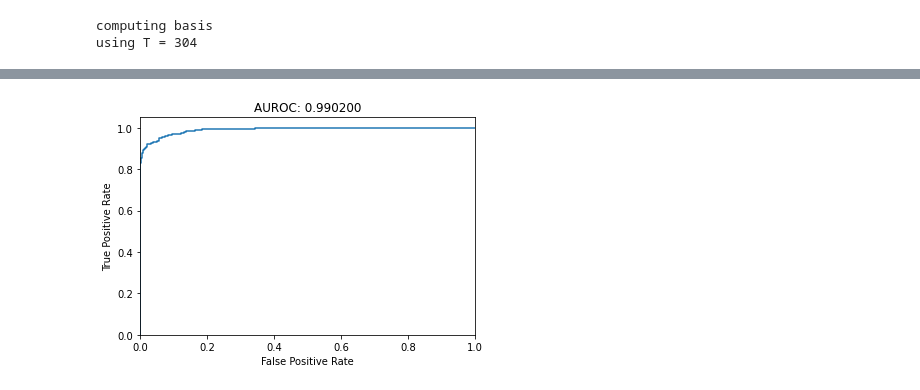
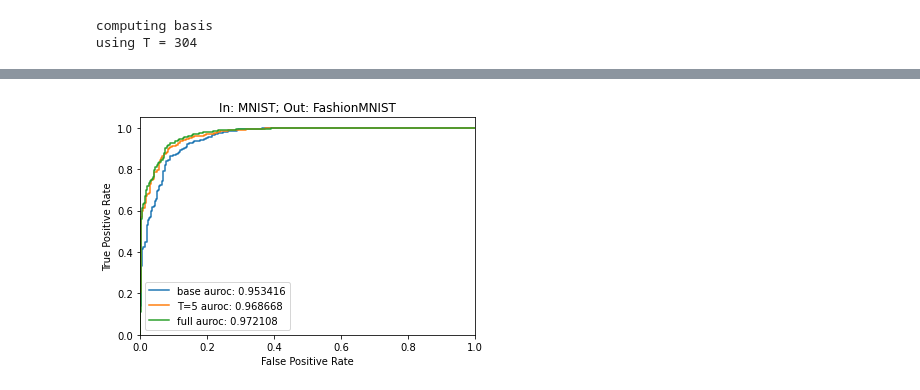
Before and after one commit to StanfordASL/scod-module, a Jupyter notebook: demos/MNIST.ipynb, the cells around one changed output, grey strips where cells are left out. Drawn from its saved outputs; the diff is of its cells as text; code cells hidden in the pictures.

```diff
--- a/demos/MNIST.ipynb
+++ b/demos/MNIST.ipynb
@@ -80,7 +85,8 @@ plt.plot(losses)
 # %%
 unc_model = scod.SCOD(model, dist_constructor, args={
     'num_eigs': 50,
-    'num_samples': 304
+    'num_samples': 304,
+    'n_fisher_samples': 5,
 })
 # %%
 unc_model.process_dataset(dataset)
@@ -99,5 +109,5 @@ ood_dataset = FashionMNIST(root="~/data/",train=True,download=True,transform=tra
 # %%
-unc_model.eps = 1e3
+unc_model.eps = prior_weight_var / unc_model.n_params
 # %%
 unc_model.calibrate(Subset(val_dataset, np.random.choice(len(val_dataset), 500)),0.9)
 # %%
@@ -142,21 +152,40 @@ from torch.utils.data import DataLoader
 from tqdm import tqdm
 val_subset = Subset(val_dataset, np.random.choice(len(val_dataset), 500))
 ood_subset = Subset(ood_dataset, np.random.choice(len(ood_dataset), 500))
+kmnist_subset = Subset(kmnist_dataset, np.random.choice(len(kmnist_dataset), 500))
 
-val_uncs = torch.cat( [ unc_model(batch[0])[1] for batch in tqdm(DataLoader(val_subset, batch_size=25, shuffle=False)) ] )
-ood_uncs = torch.cat( [ unc_model(batch[0])[1] for batch in tqdm(DataLoader(ood_subset, batch_size=25, shuffle=False)) ] )
+val_base = torch.cat( [ unc_model(batch[0], T=0)[1] for batch in tqdm(DataLoader(val_subset, batch_size=25, shuffle=False)) ] )
+ood_base = torch.cat( [ unc_model(batch[0], T=0)[1] for batch in tqdm(DataLoader(ood_subset, batch_size=25, shuffle=False)) ] )
+kmnist_base = torch.cat( [ unc_model(batch[0], T=0)[1] for batch in tqdm(DataLoader(kmnist_subset, batch_size=25, shuffle=False)) ] )
+
+val_uncs = torch.cat( [ unc_model(batch[0], T=5)[1] for batch in tqdm(DataLoader(val_subset, batch_size=25, shuffle=False)) ] )
+ood_uncs = torch.cat( [ unc_model(batch[0], T=5)[1] for batch in tqdm(DataLoader(ood_subset, batch_size=25, shuffle=False)) ] )
+kmnist_uncs = torch.cat( [ unc_model(batch[0], T=5)[1] for batch in tqdm(DataLoader(kmnist_subset, batch_size=25, shuffle=False)) ] )
+
+val_uncs_full = torch.cat( [ unc_model(batch[0], T=None)[1] for batch in tqdm(DataLoader(val_subset, batch_size=25, shuffle=False)) ] )
+ood_uncs_full = torch.cat( [ unc_model(batch[0], T=None)[1] for batch in tqdm(DataLoader(ood_subset, batch_size=25, shuffle=False)) ] )
+kmnist_uncs_full = torch.cat( [ unc_model(batch[0], T=None)[1] for batch in tqdm(DataLoader(kmnist_subset, batch_size=25, shuffle=False)) ] )
 # %%
 from sklearn.metrics import roc_curve, roc_auc_score
 
-fpr, tpr, thresh = roc_curve(np.concatenate([np.zeros(500), np.ones(500)]), torch.cat([val_uncs, ood_uncs]).detach())
+groups = [
+    ('base', val_base, ood_base),
+    ('T=5', val_uncs, ood_uncs),
+    ('full', val_uncs_full, ood_uncs_full)
+]
 
-auroc = roc_auc_score(np.concatenate([np.zeros(500), np.ones(500)]), torch.cat([val_uncs, ood_uncs]).detach())
-plt.plot(fpr, tpr)
+for label, in_uncs, out_uncs in groups:
+    fpr, tpr, thresh = roc_curve(np.concatenate([np.zeros(500), np.ones(500)]), torch.cat([in_uncs, out_uncs]).detach())
+    auroc = roc_auc_score(np.concatenate([np.zeros(500), np.ones(500)]), torch.cat([in_uncs, out_uncs]).detach())
+
+    plt.plot(fpr, tpr, label=(label + " auroc: %03f" % auroc))
+
 plt.xlim([0.0, 1.0])
 plt.ylim([0.0, 1.05])
 plt.xlabel('False Positive Rate')
 plt.ylabel('True Positive Rate')
-plt.title("AUROC: %03f"%auroc)
+plt.legend()
+plt.title("In: MNIST; Out: FashionMNIST")
 plt.show()
 # %% [output]
-[figure, old version]
+[figure, new version]
```
Also changed, not shown: parts of 8 cells of this notebook, 4 other files.
